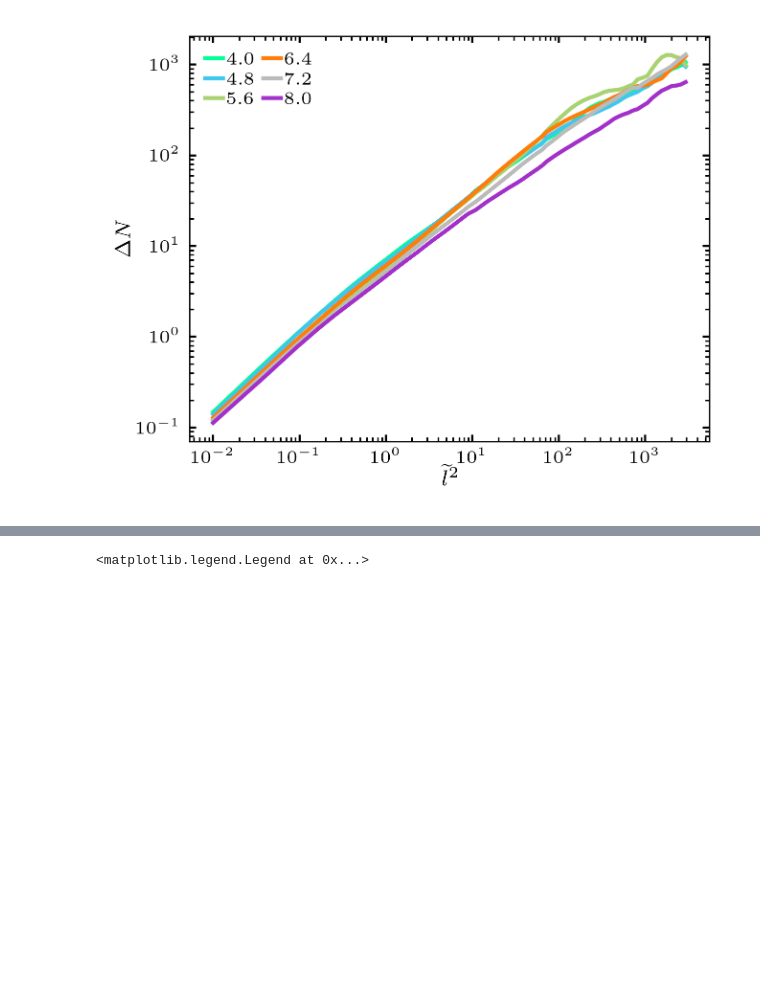
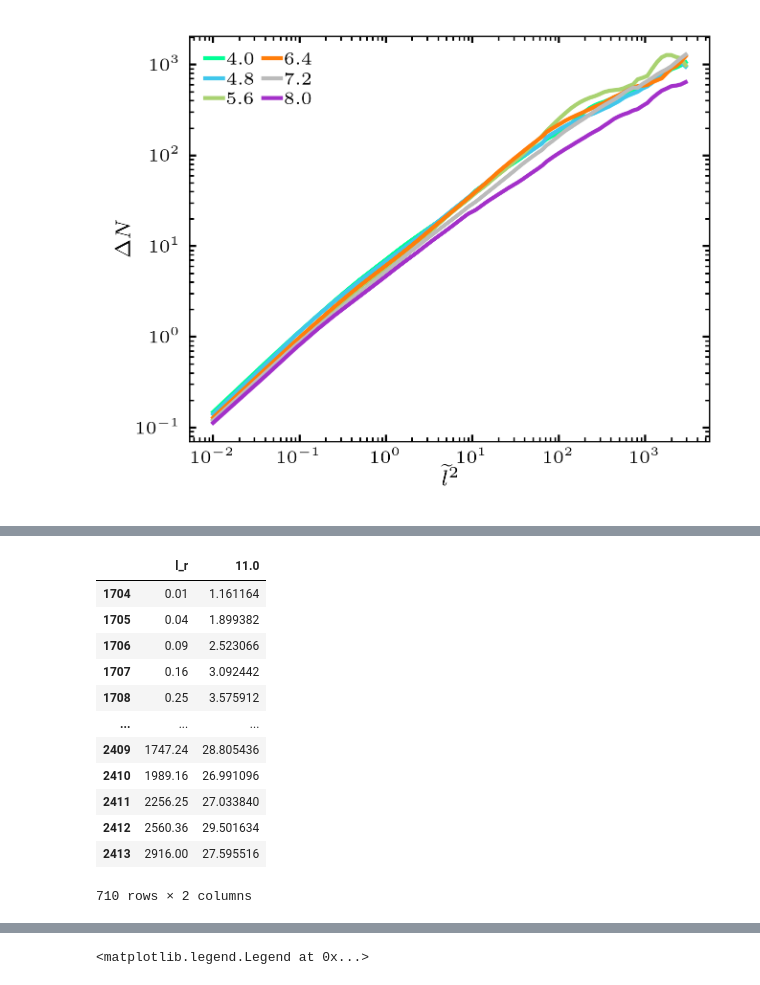
Before and after one commit to ZLoverty/Python, a Jupyter notebook: Correlation/src/GNF-normalizations.ipynb, the cells around one changed output, grey strips where cells are left out. Cells and saved outputs as stored; diff of their text form; code cells hidden in the pictures; blank space fills up the shorter version.

```diff
--- a/Correlation/src/GNF-normalizations.ipynb
+++ b/Correlation/src/GNF-normalizations.ipynb
@@ -895,0 +915,16 @@ fig.savefig(os.path.join(data_master_dir,
+# %%
+temp_df.drop_duplicates()
+# %% [output]
+|  | l_r | 11.0 |
+| 1704 | 0.01 | 1.161164 |
+| 1705 | 0.04 | 1.899382 |
+| 1706 | 0.09 | 2.523066 |
+| 1707 | 0.16 | 3.092442 |
+| 1708 | 0.25 | 3.575912 |
+| ... | ... | ... |
+| 2409 | 1747.24 | 28.805436 |
+| 2410 | 1989.16 | 26.991096 |
+| 2411 | 2256.25 | 27.033840 |
+| 2412 | 2560.36 | 29.501634 |
+| 2413 | 2916.00 | 27.595516 |
+710 rows × 2 columns
```
Also changed, not shown: parts of 10 cells of this notebook, 10 other files.
